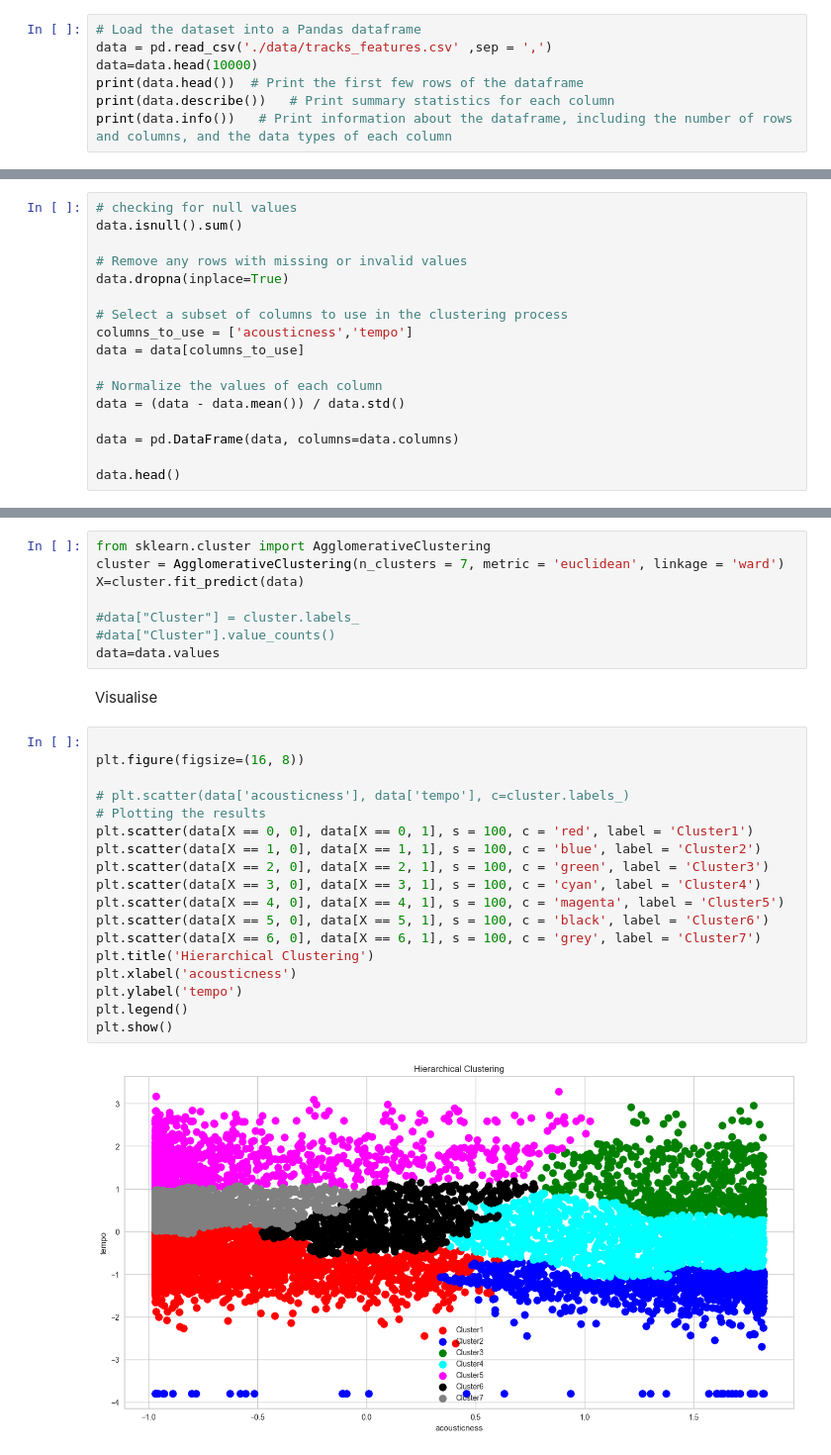
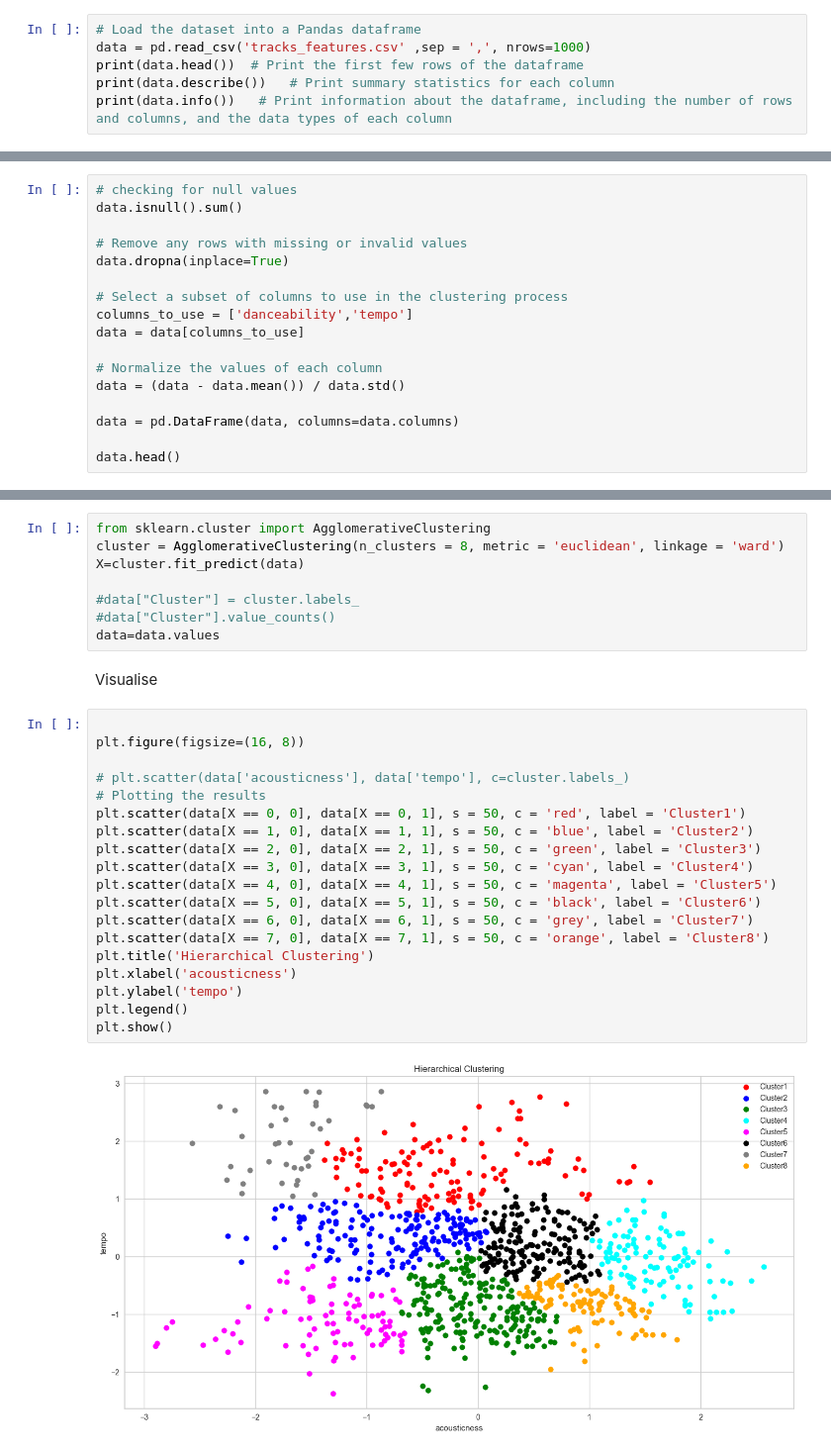
Before and after one commit to huynm116/songs-clustering-project, a Jupyter notebook: hierarchical_clustering.ipynb, the cells around one changed output, grey strips where cells are left out. Shown: that part at 99% size. Drawn from its saved outputs; the diff is of its cells as text.

```diff
--- a/hierarchical_clustering.ipynb
+++ b/hierarchical_clustering.ipynb
@@ -9,8 +9,7 @@ import matplotlib.pyplot as plt
 Load the data and look at the first few rows:
 # %%
 # Load the dataset into a Pandas dataframe
-data = pd.read_csv('./data/tracks_features.csv' ,sep = ',')
-data=data.head(10000)
+data = pd.read_csv('tracks_features.csv' ,sep = ',', nrows=1000)
 print(data.head())  # Print the first few rows of the dataframe
 print(data.describe())   # Print summary statistics for each column
 print(data.info())   # Print information about the dataframe, including the number of rows and columns, and the data types of each column
@@ -42,7 +61,7 @@ data.isnull().sum()
 data.dropna(inplace=True)
 
 # Select a subset of columns to use in the clustering process
-columns_to_use = ['acousticness','tempo']
+columns_to_use = ['danceability','tempo']
 data = data[columns_to_use]
 
 # Normalize the values of each column
@@ -105,7 +124,7 @@ plt.axhline(y=28, color='r', linestyle='--')
 Apply hierarchical clustering
 # %%
 from sklearn.cluster import AgglomerativeClustering
-cluster = AgglomerativeClustering(n_clusters = 7, metric = 'euclidean', linkage = 'ward')
+cluster = AgglomerativeClustering(n_clusters = 8, metric = 'euclidean', linkage = 'ward')
 X=cluster.fit_predict(data)
 
 #data["Cluster"] = cluster.labels_
@@ -116,23 +135,24 @@ Visualise
 # %%
 
 plt.figure(figsize=(16, 8))
 
 # plt.scatter(data['acousticness'], data['tempo'], c=cluster.labels_)
 # Plotting the results
-plt.scatter(data[X == 0, 0], data[X == 0, 1], s = 100, c = 'red', label = 'Cluster1')
-plt.scatter(data[X == 1, 0], data[X == 1, 1], s = 100, c = 'blue', label = 'Cluster2')
-plt.scatter(data[X == 2, 0], data[X == 2, 1], s = 100, c = 'green', label = 'Cluster3')
-plt.scatter(data[X == 3, 0], data[X == 3, 1], s = 100, c = 'cyan', label = 'Cluster4')
-plt.scatter(data[X == 4, 0], data[X == 4, 1], s = 100, c = 'magenta', label = 'Cluster5')
-plt.scatter(data[X == 5, 0], data[X == 5, 1], s = 100, c = 'black', label = 'Cluster6')
-plt.scatter(data[X == 6, 0], data[X == 6, 1], s = 100, c = 'grey', label = 'Cluster7')
+plt.scatter(data[X == 0, 0], data[X == 0, 1], s = 50, c = 'red', label = 'Cluster1')
+plt.scatter(data[X == 1, 0], data[X == 1, 1], s = 50, c = 'blue', label = 'Cluster2')
+plt.scatter(data[X == 2, 0], data[X == 2, 1], s = 50, c = 'green', label = 'Cluster3')
+plt.scatter(data[X == 3, 0], data[X == 3, 1], s = 50, c = 'cyan', label = 'Cluster4')
+plt.scatter(data[X == 4, 0], data[X == 4, 1], s = 50, c = 'magenta', label = 'Cluster5')
+plt.scatter(data[X == 5, 0], data[X == 5, 1], s = 50, c = 'black', label = 'Cluster6')
+plt.scatter(data[X == 6, 0], data[X == 6, 1], s = 50, c = 'grey', label = 'Cluster7')
+plt.scatter(data[X == 7, 0], data[X == 7, 1], s = 50, c = 'orange', label = 'Cluster8')
 plt.title('Hierarchical Clustering')
 plt.xlabel('acousticness')
 plt.ylabel('tempo')
 plt.legend()
 plt.show()
 # %% [output]
-[figure, old version]
+[figure, new version]
 # %%
 from sklearn.metrics import silhouette_samples, silhouette_score
 from sklearn.cluster import AgglomerativeClustering
```
Also changed, not shown: parts of 7 cells of this notebook.
